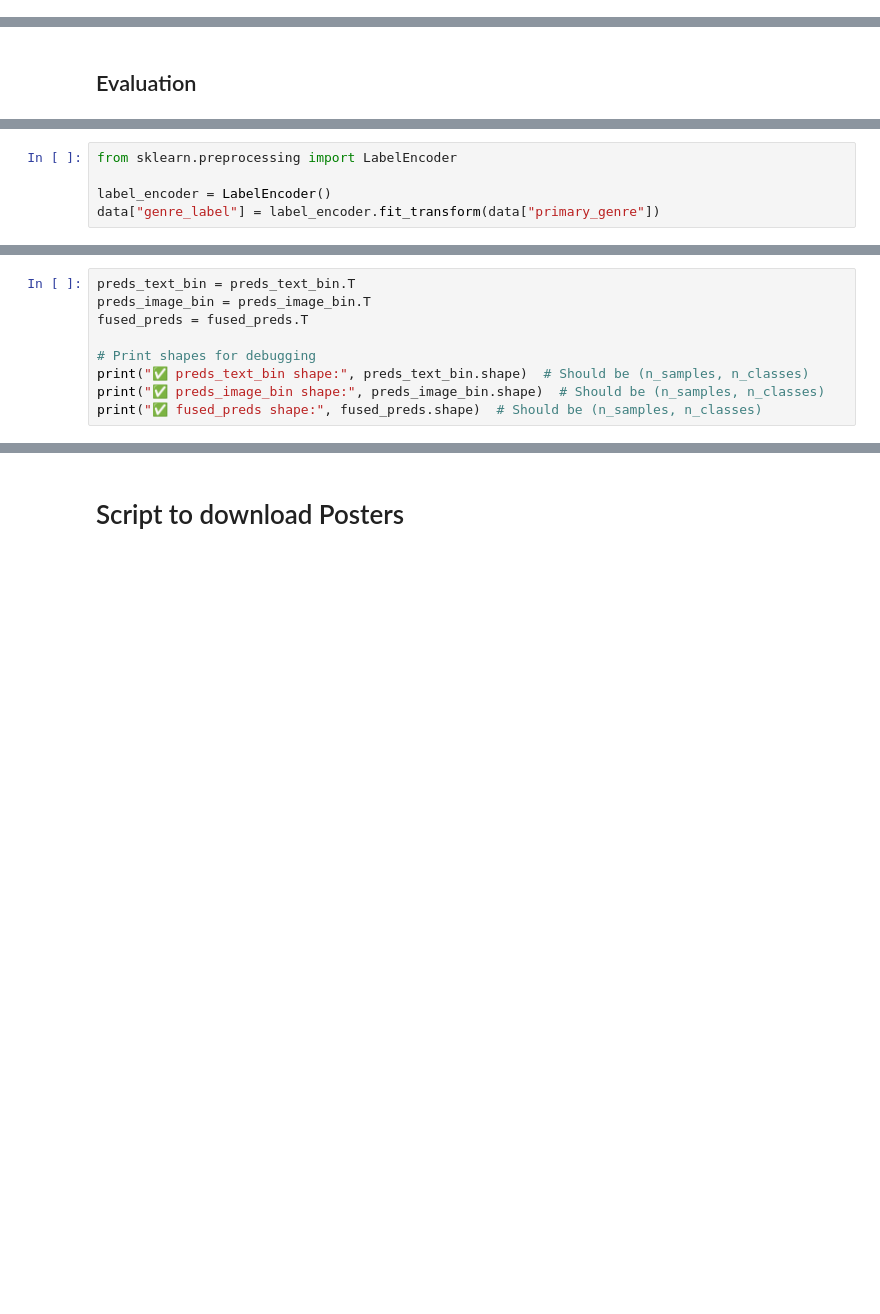
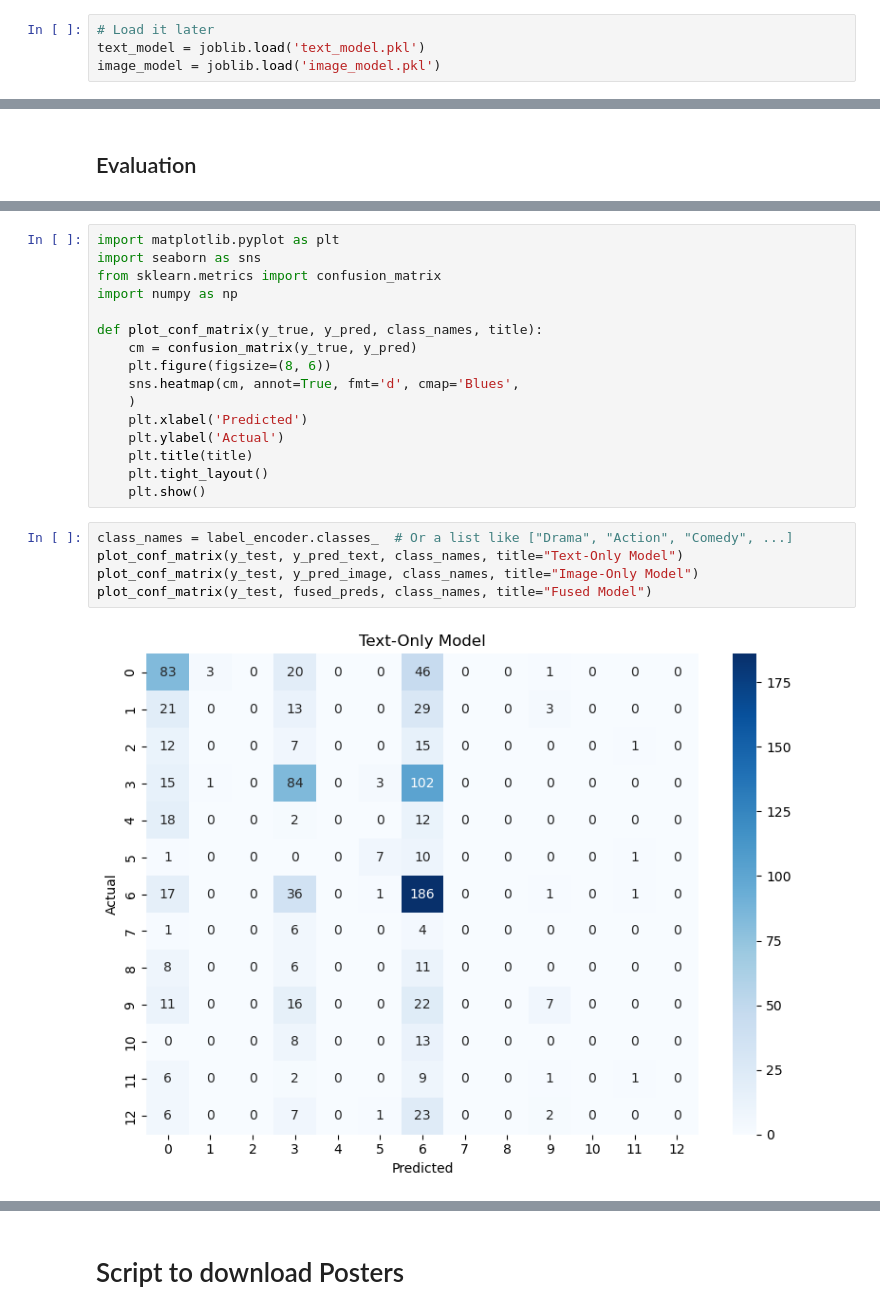
Before and after one commit to mariathurn/Movie-Genre-Project, a Jupyter notebook: GenreClassification.ipynb, the cells around one changed output, grey strips where cells are left out. Saved outputs shown, nothing was run; the diff lists cells and outputs as text; blank space fills up the shorter version.

```diff
--- a/GenreClassification.ipynb
+++ b/GenreClassification.ipynb
@@ -359,3 +367,7 @@ RandomForestClassifier(random_state=42)
+# %%
+# Load it later
+text_model = joblib.load('text_model.pkl')
+image_model = joblib.load('image_model.pkl')
 # %% [markdown]
 ## Predict Probabilities and Fuse
 # %%
@@ -609,5 +421,0 @@ y_pred_text: [6 0 6 6 6]
-# %%
-from sklearn.preprocessing import LabelEncoder
-
-label_encoder = LabelEncoder()
-data["genre_label"] = label_encoder.fit_transform(data["primary_genre"])
@@ -628,9 +421,0 @@ Name: primary_genre, dtype: object
-# %%
-preds_text_bin = preds_text_bin.T
-preds_image_bin = preds_image_bin.T
-fused_preds = fused_preds.T
-
-# Print shapes for debugging
-print("✅ preds_text_bin shape:", preds_text_bin.shape)  # Should be (n_samples, n_classes)
-print("✅ preds_image_bin shape:", preds_image_bin.shape)  # Should be (n_samples, n_classes)
-print("✅ fused_preds shape:", fused_preds.shape)  # Should be (n_samples, n_classes)
@@ -697,0 +439,23 @@ plt.show()
+# %%
+import matplotlib.pyplot as plt
+import seaborn as sns
+from sklearn.metrics import confusion_matrix
+import numpy as np
+
+def plot_conf_matrix(y_true, y_pred, class_names, title):
+    cm = confusion_matrix(y_true, y_pred)
+    plt.figure(figsize=(8, 6))
+    sns.heatmap(cm, annot=True, fmt='d', cmap='Blues',
+    )
+    plt.xlabel('Predicted')
+    plt.ylabel('Actual')
+    plt.title(title)
+    plt.tight_layout()
+    plt.show()
+# %%
+class_names = label_encoder.classes_  # Or a list like ["Drama", "Action", "Comedy", ...]
+plot_conf_matrix(y_test, y_pred_text, class_names, title="Text-Only Model")
+plot_conf_matrix(y_test, y_pred_image, class_names, title="Image-Only Model")
+plot_conf_matrix(y_test, fused_preds, class_names, title="Fused Model")
+# %% [output]
+[figure, added]
```
Also changed, not shown: parts of 27 cells of this notebook.
